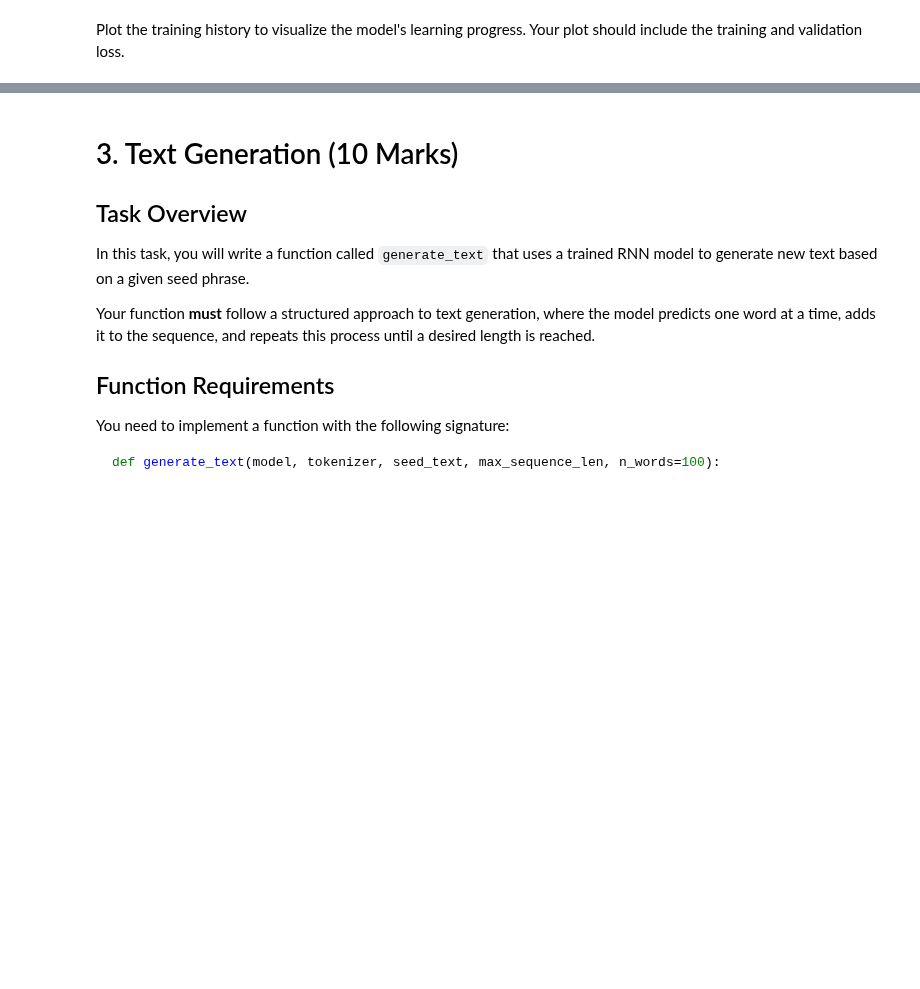
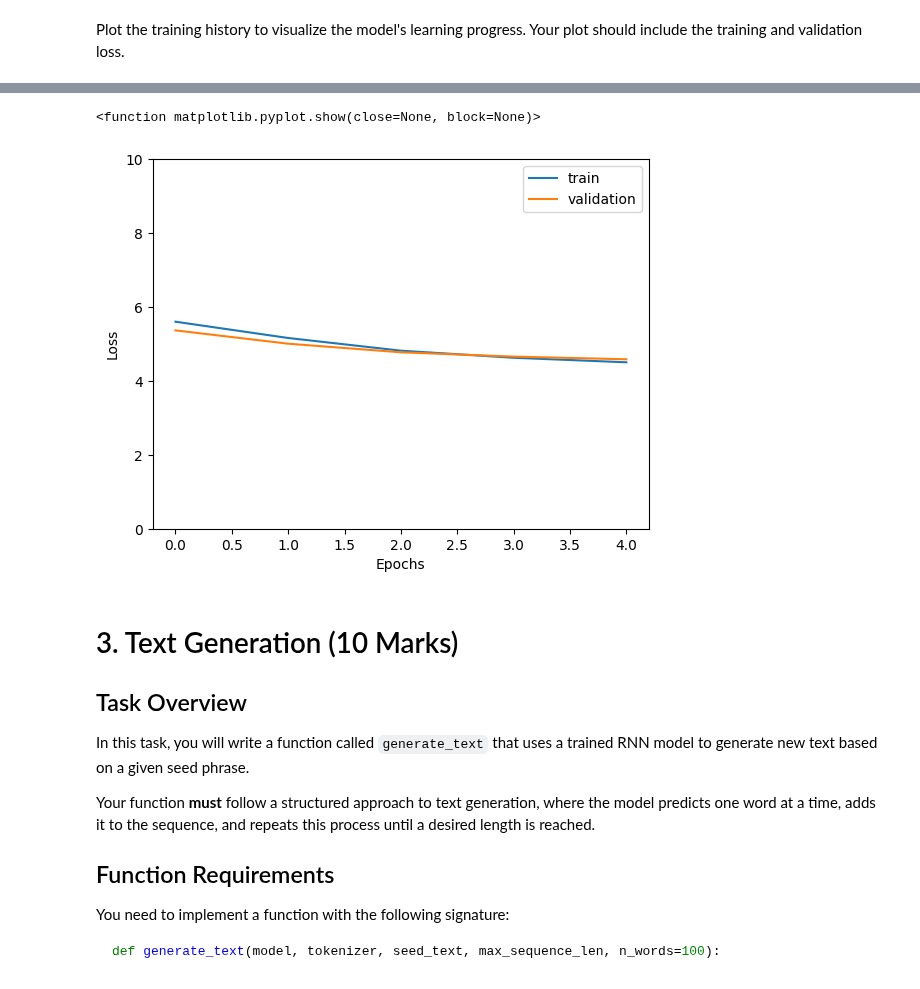
Before and after one commit to darshan-kale-dsi/deep_learning, a Jupyter notebook: 02_activities/assignments/assignment_2.ipynb, the cells around one changed output, grey strips where cells are left out. Cells and saved outputs as stored; diff of their text form; code cells hidden in the pictures; blank space fills up the shorter version.

```diff
--- a/02_activities/assignments/assignment_2.ipynb
+++ b/02_activities/assignments/assignment_2.ipynb
@@ -286,3 +311,15 @@ import matplotlib.pyplot as plt
+# %%
+import matplotlib.pyplot as plt
+plt.plot(history.history['loss'], label='train')
+plt.plot(history.history['val_loss'], label='validation')
+plt.ylim(0, 10)
+plt.xlabel('Epochs')
+plt.ylabel('Loss')
+plt.legend(loc='best')
+plt.show
+# %% [output]
+<function matplotlib.pyplot.show(close=None, block=None)>
+[figure, added]
 # %% [markdown]
 # 3. Text Generation (10 Marks)
 
```
Also changed, not shown: parts of 2 cells of this notebook.
